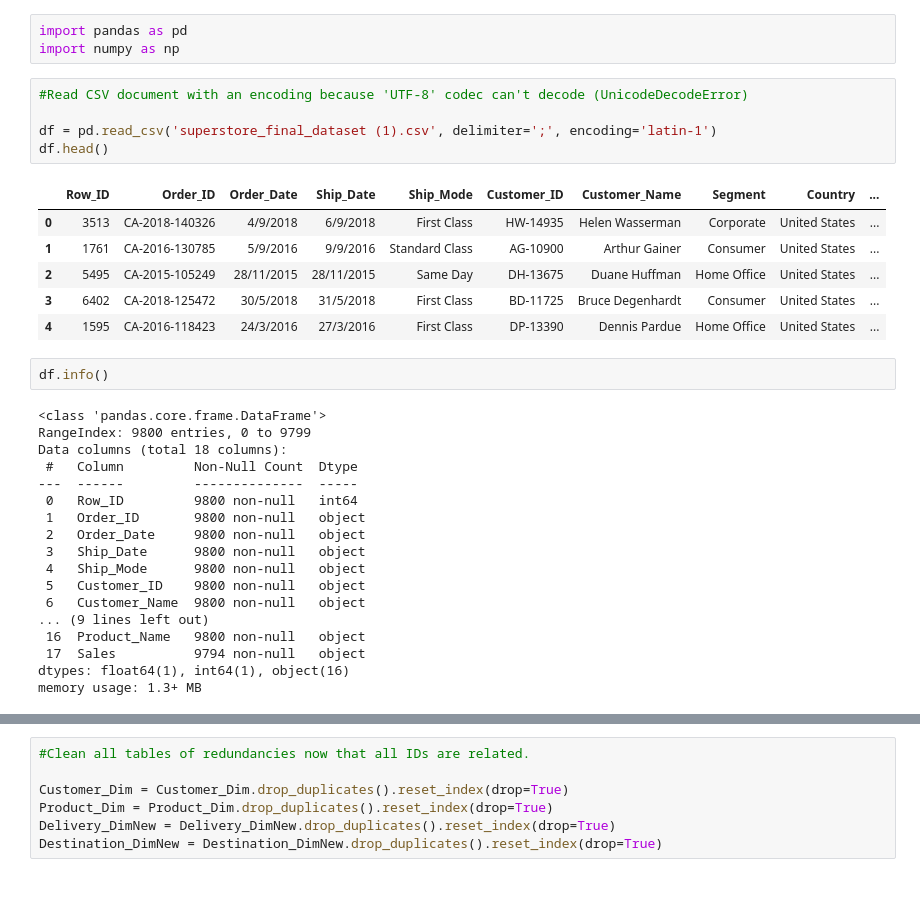
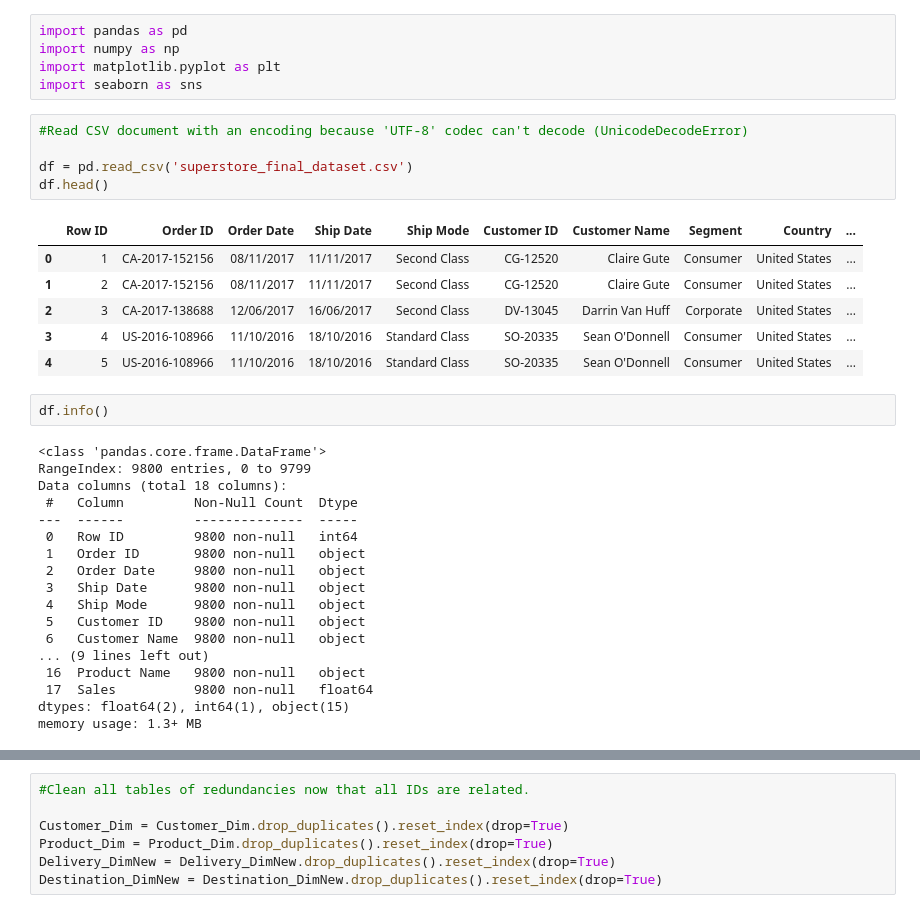
Before and after one commit to RemorI/data-analysis-sales, a Jupyter notebook: Splitting-Tables-SuperStore-Sales.ipynb, the cells around one changed output, grey strips where cells are left out. Drawn from its saved outputs; the diff is of its cells as text.

```diff
--- a/Splitting-Tables-SuperStore-Sales.ipynb
+++ b/Splitting-Tables-SuperStore-Sales.ipynb
@@ -1,18 +1,20 @@
 # %%
 import pandas as pd
 import numpy as np
+import matplotlib.pyplot as plt
+import seaborn as sns
 # %%
 #Read CSV document with an encoding because 'UTF-8' codec can't decode (UnicodeDecodeError)
 
-df = pd.read_csv('superstore_final_dataset (1).csv', delimiter=';', encoding='latin-1')
+df = pd.read_csv('superstore_final_dataset.csv')
 df.head()
 # %% [output]
-|  | Row_ID | Order_ID | Order_Date | Ship_Date | Ship_Mode | Customer_ID | Customer_Name | Segment | Country | ... |
-| 0 | 3513 | CA-2018-140326 | 4/9/2018 | 6/9/2018 | First Class | HW-14935 | Helen Wasserman | Corporate | United States | ... |
-| 1 | 1761 | CA-2016-130785 | 5/9/2016 | 9/9/2016 | Standard Class | AG-10900 | Arthur Gainer | Consumer | United States | ... |
-| 2 | 5495 | CA-2015-105249 | 28/11/2015 | 28/11/2015 | Same Day | DH-13675 | Duane Huffman | Home Office | United States | ... |
-| 3 | 6402 | CA-2018-125472 | 30/5/2018 | 31/5/2018 | First Class | BD-11725 | Bruce Degenhardt | Consumer | United States | ... |
-| 4 | 1595 | CA-2016-118423 | 24/3/2016 | 27/3/2016 | First Class | DP-13390 | Dennis Pardue | Home Office | United States | ... |
+|  | Row ID | Order ID | Order Date | Ship Date | Ship Mode | Customer ID | Customer Name | Segment | Country | ... |
+| 0 | 1 | CA-2017-152156 | 08/11/2017 | 11/11/2017 | Second Class | CG-12520 | Claire Gute | Consumer | United States | ... |
+| 1 | 2 | CA-2017-152156 | 08/11/2017 | 11/11/2017 | Second Class | CG-12520 | Claire Gute | Consumer | United States | ... |
+| 2 | 3 | CA-2017-138688 | 12/06/2017 | 16/06/2017 | Second Class | DV-13045 | Darrin Van Huff | Corporate | United States | ... |
+| 3 | 4 | US-2016-108966 | 11/10/2016 | 18/10/2016 | Standard Class | SO-20335 | Sean O'Donnell | Consumer | United States | ... |
+| 4 | 5 | US-2016-108966 | 11/10/2016 | 18/10/2016 | Standard Class | SO-20335 | Sean O'Donnell | Consumer | United States | ... |
 # %%
 df.info()
 # %% [output]
@@ -21,17 +23,17 @@ RangeIndex: 9800 entries, 0 to 9799
 Data columns (total 18 columns):
  #   Column         Non-Null Count  Dtype
 ---  ------         --------------  -----
- 0   Row_ID         9800 non-null   int64
- 1   Order_ID       9800 non-null   object
- 2   Order_Date     9800 non-null   object
- 3   Ship_Date      9800 non-null   object
- 4   Ship_Mode      9800 non-null   object
- 5   Customer_ID    9800 non-null   object
- 6   Customer_Name  9800 non-null   object
+ 0   Row ID         9800 non-null   int64
+ 1   Order ID       9800 non-null   object
+ 2   Order Date     9800 non-null   object
+ 3   Ship Date      9800 non-null   object
+ 4   Ship Mode      9800 non-null   object
+ 5   Customer ID    9800 non-null   object
+ 6   Customer Name  9800 non-null   object
 ... (9 lines left out)
- 16  Product_Name   9800 non-null   object
- 17  Sales          9794 non-null   object
-dtypes: float64(1), int64(1), object(16)
+ 16  Product Name   9800 non-null   object
+ 17  Sales          9800 non-null   float64
+dtypes: float64(2), int64(1), object(15)
 memory usage: 1.3+ MB
 # %%
 #Transform data types into corresponding ones
```
Also changed, not shown: parts of 16 cells of this notebook.
